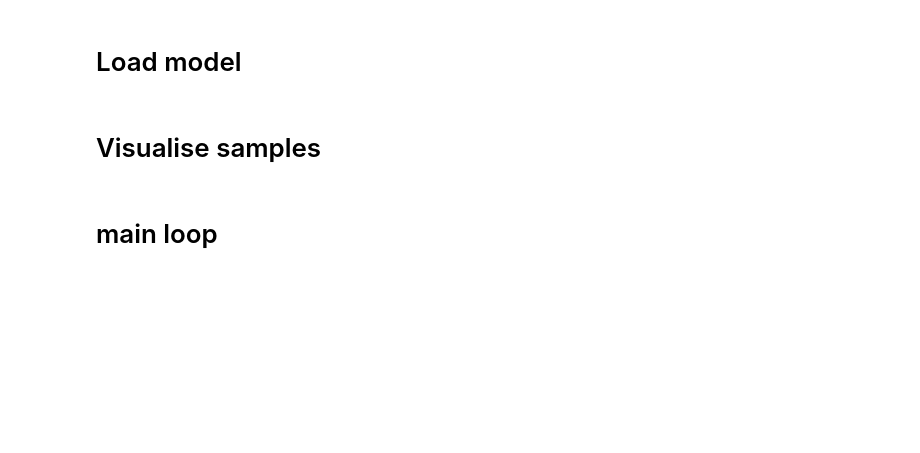
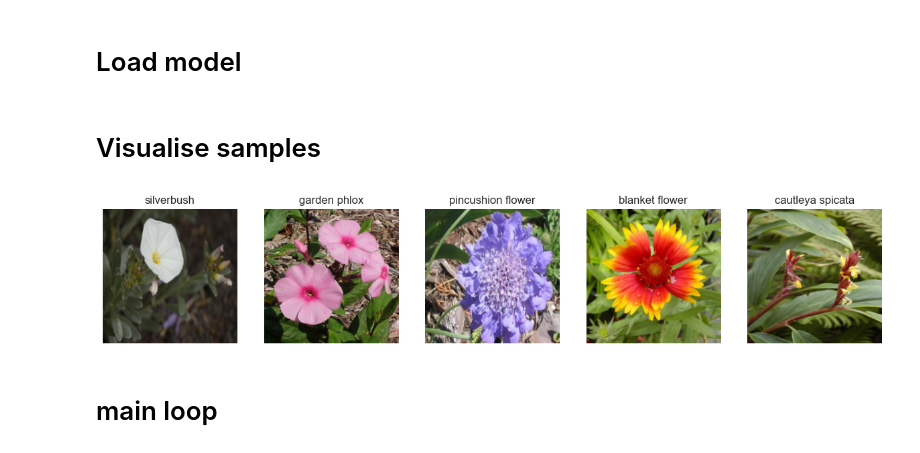
Before and after one commit to james-k0/flowers102, a Jupyter notebook: Classifier.ipynb, the cells around one changed output. Saved outputs shown, nothing was run; the diff lists cells and outputs as text; code cells hidden in the pictures; blank space fills up the shorter version.

```diff
--- a/Classifier.ipynb
+++ b/Classifier.ipynb
@@ -232,25 +259,26 @@ def load(model, pathname ,device):
 # %%
 def visualize_samples(dataset, num_samples=5):
     fig, axes = plt.subplots(1, num_samples, figsize=(15, 3))
 
     for i in range(num_samples):
         # Randomly select a sample from the dataset
         sample_idx = torch.randint(len(dataset), size=(1,)).item()
         image, label = dataset[sample_idx]
 
-        # Denormalize the image
+        # Denormalize the image idk  if this is neccesary
         image = image * torch.tensor([0.26202053, 0.20857088, 0.21565172]).view(3, 1, 1) + torch.tensor([0.43554732, 0.37773556, 0.28792068]).view(3, 1, 1)
 
         # Plot the image
         axes[i].imshow(image.permute(1, 2, 0))
         axes[i].set_title(f'{names[label]}')
         axes[i].axis('off')
 
     plt.show()
 
-# Visualize samples from the training dataset
-visualize_samples(trainingData)
-#i did this to sanity check why everything i do achieves a acc of 0.98% aka a perfect guess... and the labels are correct so idk
+# Visualize samples from the test dataset
+visualize_samples(testData)
+# %% [output]
+[figure, added]
 # %% [markdown]
 # main loop
 # %%
```
Also changed, not shown: parts of 9 cells of this notebook, 1 other file.
